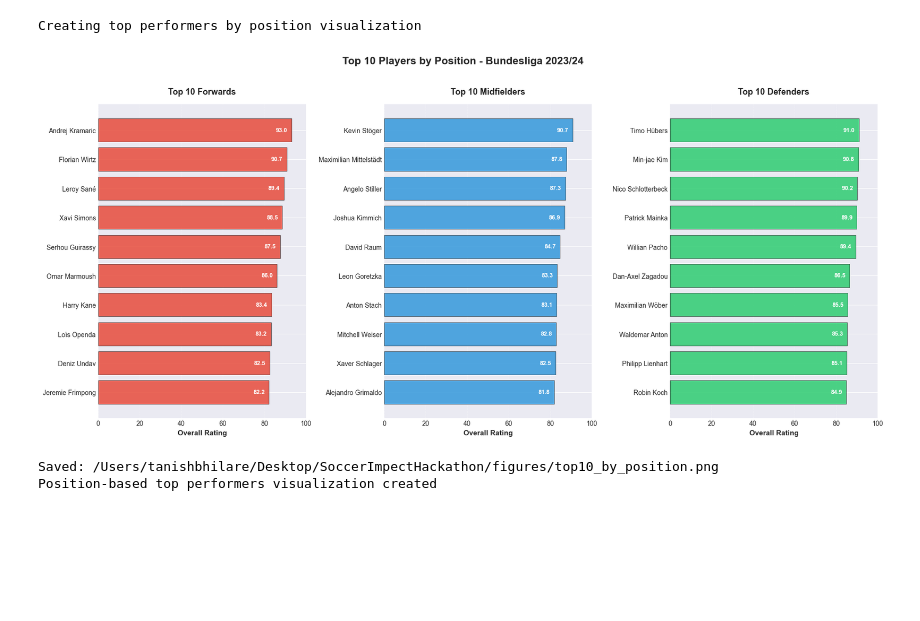
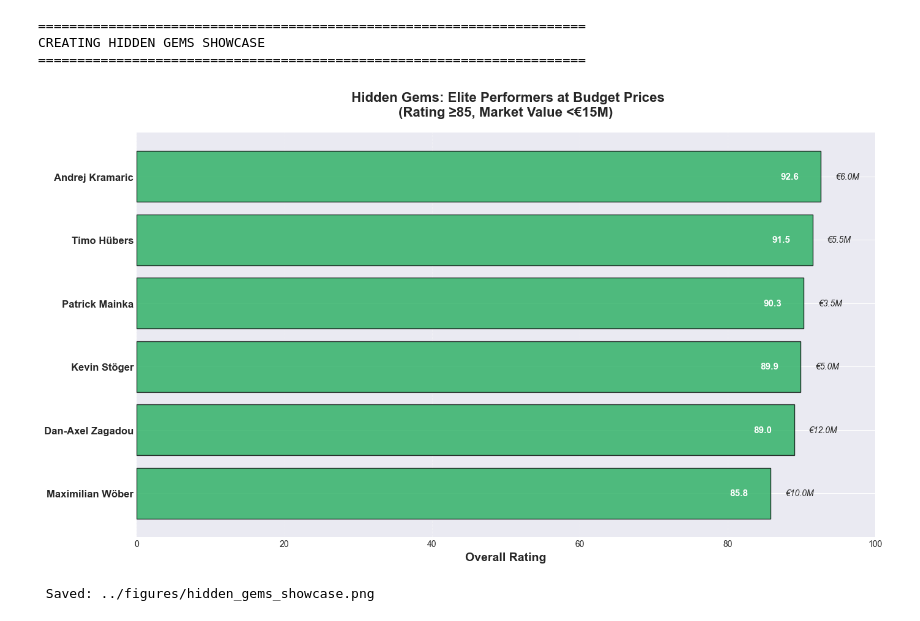
Before and after one commit to Tashbhilare/SoccerImpectHackathon, a Jupyter notebook: Notebooks/5.Visualizations.ipynb, the cells around one changed output. Saved outputs shown, nothing was run; the diff lists cells and outputs as text; code cells hidden in the pictures; blank space fills up the shorter version.

```diff
--- a/Notebooks/5.Visualizations.ipynb
+++ b/Notebooks/5.Visualizations.ipynb
@@ -709,57 +694,61 @@ This is optional - core validation uses goals/assists correlation
 # %%
-# Cell: Create top performers by position visualization
 
-print("Creating top performers by position visualization")
+# =============================================================================
+# CELL 8: VISUALIZATION 5 - Hidden Gems Showcase
+# =============================================================================
 
-# Create figure with 3 subplots (one per position)
-fig, axes = plt.subplots(1, 3, figsize=(18, 8))
+print("\n" + "="*70)
+print("CREATING HIDDEN GEMS SHOWCASE")
+print("="*70)
 
-positions = ['forward', 'midfielder', 'defender']
-colors = {'forward': '#e74c3c', 'midfielder': '#3498db', 'defender': '#2ecc71'}
-titles = {'forward': 'Top 10 Forwards', 'midfielder': 'Top 10 Midfielders', 'defender': 'Top 10 Defenders'}
+# Get hidden gems
+hidden_gems = player_final.filter(
+    (pl.col('overall_rating') >= 85) &
+    (pl.col('market_value_millions') < 15) &
+    (pl.col('market_value_millions').is_not_null())
+).sort('overall_rating', descending=True)
 
-for idx, (position, ax) in enumerate(zip(positions, axes)):
-    # Get top 10 in this position
-    top_10 = player_final.filter(pl.col('position') == position).sort('overall_rating', descending=True).head(10)
-
-    if len(top_10) == 0:
-        continue
+if len(hidden_gems) > 0:
+    fig, ax = plt.subplots(figsize=(14, 8))
 
     # Prepare data
-    names = top_10['player_name'].to_list()
-    ratings = top_10['overall_rating'].to_list()
+    names = hidden_gems['player_name'].to_list()
+    ratings = hidden_gems['overall_rating'].to_list()
+    values = hidden_gems['market_value_millions'].to_list()
+    value_scores = hidden_gems['value_score'].to_list()
 
     y_pos = np.arange(len(names))
 
-    # Create horizontal bars
-    bars = ax.barh(y_pos, ratings, color=colors[position], alpha=0.85, edgecolor='black', linewidth=0.5)
+    # Create bars
+    bars = ax.barh(y_pos, ratings, color='#27ae60', alpha=0.8, edgecolor='black', linewidth=1)
 
-    # Customize axes
+    # Customize
     ax.set_yticks(y_pos)
-    ax.set_yticklabels(names, fontsize=10)
+    ax.set_yticklabels(names, fontsize=12, fontweight='bold')
     ax.invert_yaxis()
-    ax.set_xlabel('Overall Rating', fontsize=11, fontweight='bold')
-    ax.set_title(titles[position], fontsize=13, fontweight='bold', pad=15)
+    ax.set_xlabel('Overall Rating', fontsize=14, fontweight='bold')
+    ax.set_title(' Hidden Gems: Elite Performers at Budget Prices\n(Rating ≥85, Market Value <€15M)',
+                 fontsize=16, fontweight='bold', pad=20)
     ax.set_xlim(0, 100)
     ax.grid(axis='x', alpha=0.3, linestyle='--')
 
-    # Add rating values on bars
-    for i, (bar, rating) in enumerate(zip(bars, ratings)):
-        ax.text(rating - 2, i, f'{rating:.1f}',
-                va='center', ha='right', fontsize=9, fontweight='bold', color='white')
-
-plt.suptitle('Top 10 Players by Position - Bundesliga 2023/24',
-             fontsize=16, fontweight='bold', y=1.02)
+    # Add value labels
+    for i, (bar, rating, value, vs) in enumerate(zip(bars, ratings, values, value_scores)):
+        # Rating on bar
+        ax.text(rating - 3, i, f'{rating:.1f}',
+                va='center', ha='right', fontsize=11, fontweight='bold', color='white')
+        # Market value after bar
+        ax.text(rating + 2, i, f'€{value:.1f}M',
+                va='center', ha='left', fontsize=10, style='italic')
 
 plt.tight_layout()
-plt.savefig(FIGURES_DIR / 'top10_by_position.png', dpi=300, bbox_inches='tight')
-plt.show()
-
-print(f"Saved: {FIGURES_DIR / 'top10_by_position.png'}")
-print("Position-based top performers visualization created")
+plt.savefig(FIGURES_DIR / 'hidden_gems_showcase.png', dpi=300, bbox_inches='tight')
+plt.show()  # Display in notebook
+print(f" Saved: {FIGURES_DIR / 'hidden_gems_showcase.png'}")
 # %% [output]
-Creating top performers by position visualization
+======================================================================
+CREATING HIDDEN GEMS SHOWCASE
+======================================================================
-[figure, old version]
+[figure, new version]
-Saved: /Users/tanishbhilare/Desktop/SoccerImpectHackathon/figures/top10_by_position.png
-Position-based top performers visualization created
+ Saved: ../figures/hidden_gems_showcase.png
 # %%
```
Also changed, not shown: parts of 25 cells of this notebook, 2 other files.
